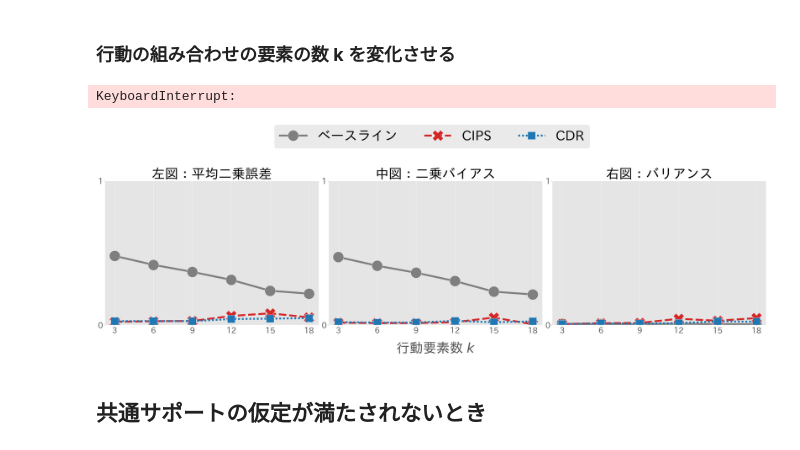
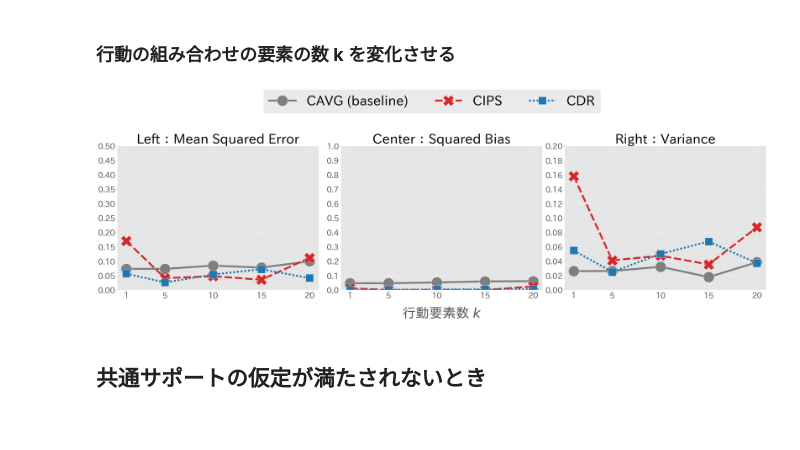
Before and after one commit to RickHub0115/Estimator-for-Offline-Policy-Evaluation-of-Recommending-Multiple-Actions-Considering-Platform-Wide-R, a Jupyter notebook: ope.ipynb, the cells around one changed output. Cells and saved outputs as stored; diff of their text form; code cells hidden in the pictures.

```diff
--- a/ope.ipynb
+++ b/ope.ipynb
@@ -180,7 +180,7 @@ beta = -0.3 # データ収集方策のパラメータ
 random_state = 12345
 random_ = check_random_state(random_state)
 num_actions_list = [25, 50, 100, 200] # 行動数, |A|
-k = 5
+k = 1
 # %%
 result_df_list = []
 # 最大の行動数に合わせてパラメータを事前生成（共通環境）
@@ -335,14 +444,14 @@ fig.legend(["ベースライン", "CIPS", "CDR"], fontsize=50, bbox_to_anchor=(0
 ### 行動の組み合わせの要素の数 **k** を変化させる
 # %%
 ## シミュレーション設定
-num_runs = 500 # シミュレーションの繰り返し回数
+num_runs = 5 # シミュレーションの繰り返し回数
 dim_x = 10 # 特徴量xの次元
-num_data = 4000 # ログデータのサイズ
-num_actions = 20 # 行動数, |A|
+num_data = 500 # ログデータのサイズ
+num_actions = 100 # 行動数, |A|
 beta = -3 # データ収集方策のパラメータ
 random_state = 12345
 random_ = check_random_state(random_state)
-k_list = [3, 6, 9, 12, 15, 18]
+k_list = [1, 5, 10, 15, 20]
 # %%
 result_df_list = []
 ## 期待報酬関数を定義するためのパラメータを抽出
@@ -388,7 +497,11 @@ for k in k_list:  # 複数選択する行動数 k を変化
         )
 
         ## ログデータ上における評価方策の行動選択確率を計算
-        pi = eps_greedy_policy(offline_logged_data["cate_x_a"])
+        pi = eps_greedy_policy(
+            offline_logged_data["cate_x_a"],
+            eps=0.2,
+            k=k
+        )
 
         ## ログデータを用いてオフ方策評価を実行する
         estimated_policy_values = dict()
@@ -414,7 +527,5 @@ for k in k_list:  # 複数選択する行動数 k を変化
     )
 
 result_df_k = pd.concat(result_df_list).reset_index(level=0)
-# %% [output]
-KeyboardInterrupt:
 # %%
 # データを保存
@@ -422,5 +533,5 @@ KeyboardInterrupt:
 # %%
-y_label_dict_k = {"se": "左図：平均二乗誤差", "bias": "中図：二乗バイアス", "variance": "右図：バリアンス"}
+y_label_dict_k = {"se": "Left：Mean Squared Error", "bias": "Center：Squared Bias", "variance": "Right：Variance"}
 
 fig, ax_list = plt.subplots(1, 3, figsize=(35, 10), tight_layout=True)
 for i, y in enumerate(["se", "bias", "variance"]):
@@ -428,37 +539,44 @@ for i, y in enumerate(["se", "bias", "variance"]):
     sns.lineplot(
         markers=True,
         markersize=40,
         linewidth=7,
         legend=False,
         style="est",
         x="num_actions_per_user",  # x軸は k
         y=y,
         hue="est",
         ax=ax,
         ci=None,
         palette=["tab:grey", "tab:red", "tab:blue"],
         data=result_df_k.query("est=='cavg' or est == 'cips' or est == 'cdr'")
     )
     ax.set_title(y_label_dict_k[y], fontsize=50)
     # yaxis
     ax.set_ylabel("")
-    ax.set_ylim(0.0, 1)
-    ax.set_yticks([0, 1])
+    if y == "se":
+        ax.set_ylim(0.0, 0.50)
+        ax.set_yticks(np.arange(0.0, 0.55, 0.05))
+    elif y == "bias":
+        ax.set_ylim(0.0, 0.01)
+        ax.set_yticks(np.arange(0.0, 1.10, 0.1))
+    elif y == "variance":
+        ax.set_ylim(0.0, 0.1)
+        ax.set_yticks(np.arange(0.0, 0.22, 0.02))
     ax.tick_params(axis="y", labelsize=30)
     ax.yaxis.set_label_coords(-0.1, 0.5)
     # xaxis
     #ax.set_xscale("log")  # kが大きい場合の可視化のためログスケール
     if i == 1:
         ax.set_xlabel(r"行動要素数 $k$", fontsize=50)  # x軸ラベル
     else:
         ax.set_xlabel(r"", fontsize=40)
     ax.set_xticks(k_list)  # kのリストを指定
     ax.set_xticklabels(k_list, fontsize=30)
     ax.xaxis.set_label_coords(0.5, -0.12)
-fig.legend(["ベースライン", "CIPS", "CDR"], fontsize=50, bbox_to_anchor=(0.5, 1.15), ncol=4, loc="center")
+fig.legend(["CAVG (baseline)", "CIPS", "CDR"], fontsize=50, bbox_to_anchor=(0.5, 1.15), ncol=4, loc="center")
 plt.show()
 # %% [output]
-[figure, old version]
+[figure, new version]
 # %% [markdown]
 ## **共通サポートの仮定が満たされないとき**
 # %% [markdown]
```
Also changed, not shown: parts of 10 cells of this notebook, 1 other file.
